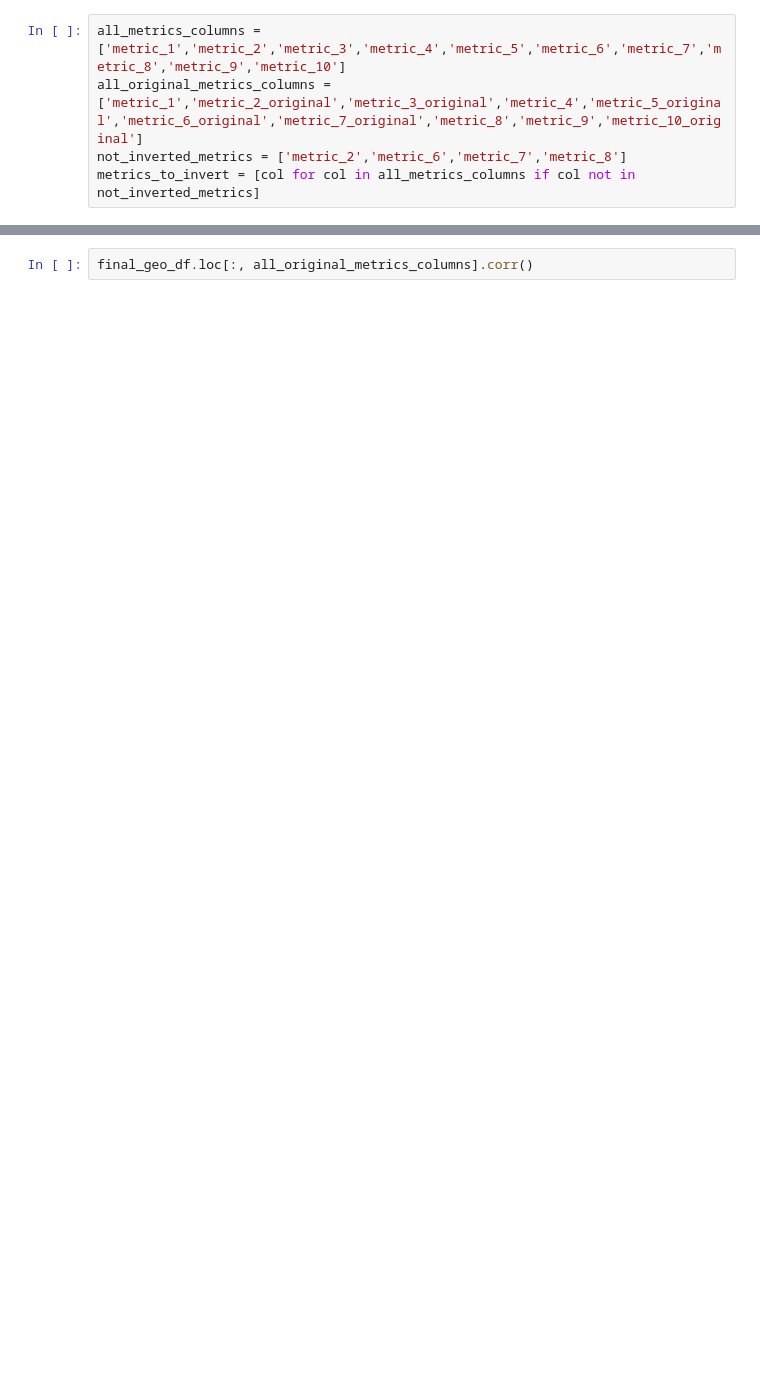
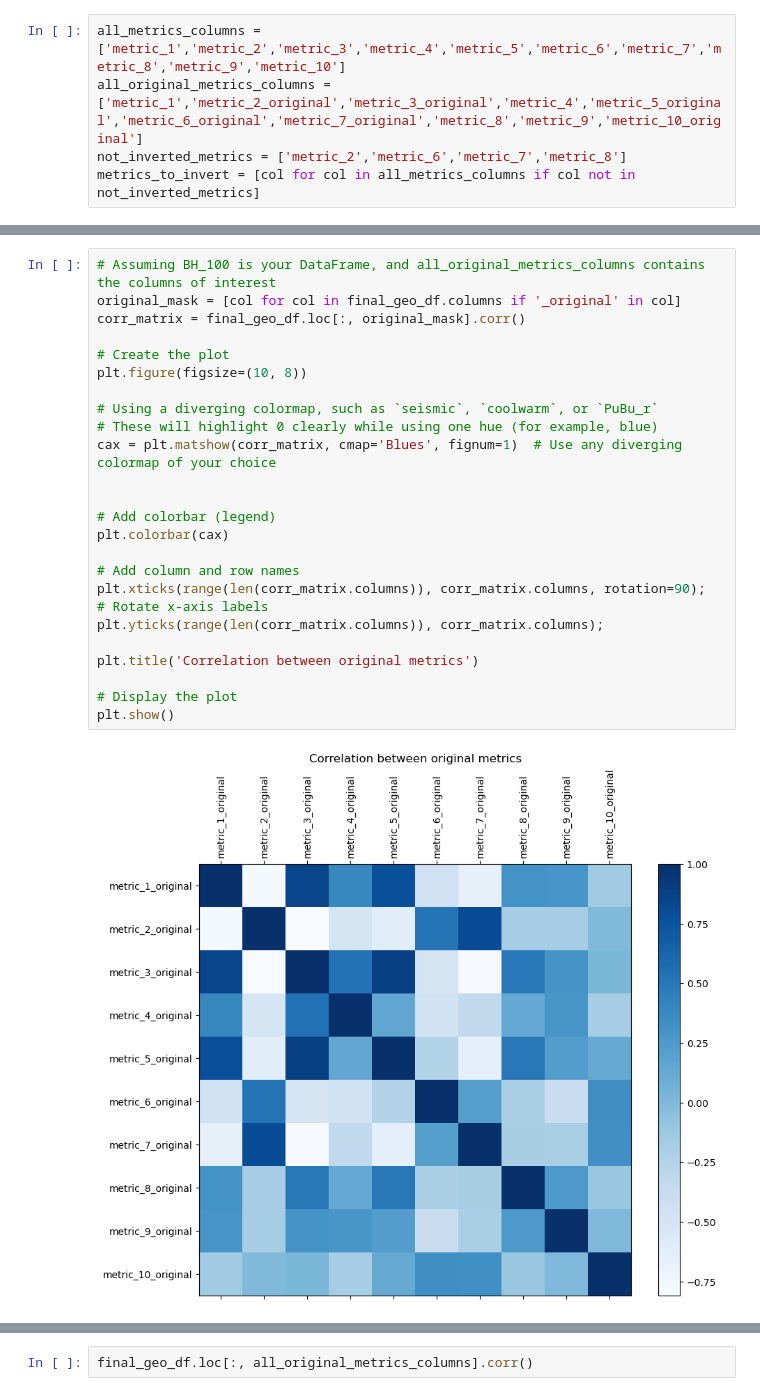
Before and after one commit to sarangof/identifyingLandSubdivisions, a Jupyter notebook: sensitivity_correlation_Pilot_result.ipynb, the cells around one changed output, grey strips where cells are left out. Cells and saved outputs as stored; diff of their text form; blank space fills up the shorter version.

```diff
--- a/sensitivity_correlation_Pilot_result.ipynb
+++ b/sensitivity_correlation_Pilot_result.ipynb
@@ -18,2 +37,28 @@ metrics_to_invert = [col for col in all_metrics_columns if col not in not_invert
+# %%
+# Assuming BH_100 is your DataFrame, and all_original_metrics_columns contains the columns of interest
+original_mask = [col for col in final_geo_df.columns if '_original' in col]
+corr_matrix = final_geo_df.loc[:, original_mask].corr()
+
+# Create the plot
+plt.figure(figsize=(10, 8))
+
+# Using a diverging colormap, such as `seismic`, `coolwarm`, or `PuBu_r`
+# These will highlight 0 clearly while using one hue (for example, blue)
+cax = plt.matshow(corr_matrix, cmap='Blues', fignum=1)  # Use any diverging colormap of your choice
+
+
+# Add colorbar (legend)
+plt.colorbar(cax)
+
+# Add column and row names
+plt.xticks(range(len(corr_matrix.columns)), corr_matrix.columns, rotation=90);  # Rotate x-axis labels
+plt.yticks(range(len(corr_matrix.columns)), corr_matrix.columns);
+
+plt.title('Correlation between original metrics')
+
+# Display the plot
+plt.show()
+# %% [output]
+[figure, added]
 # %%
 # Assuming BH_100 is your DataFrame, and all_original_metrics_columns contains the columns of interest
```
Also changed, not shown: parts of 6 cells of this notebook.
